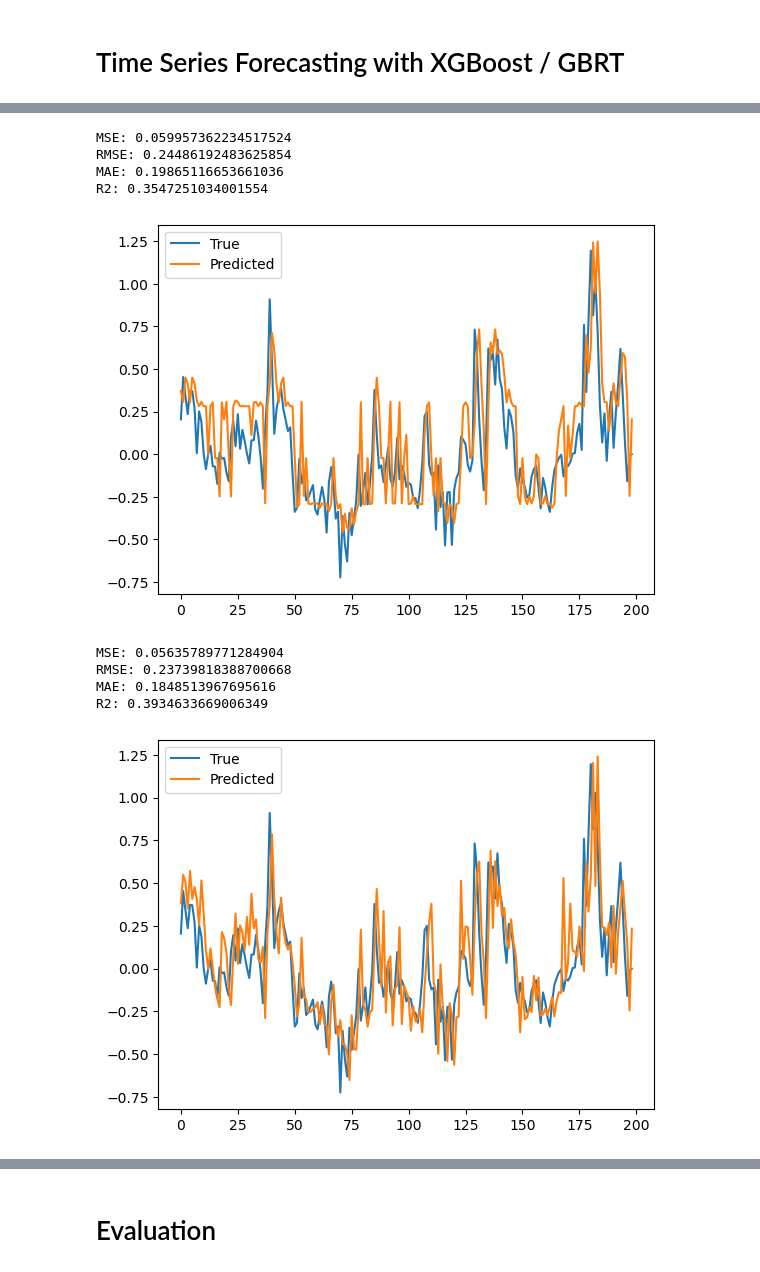
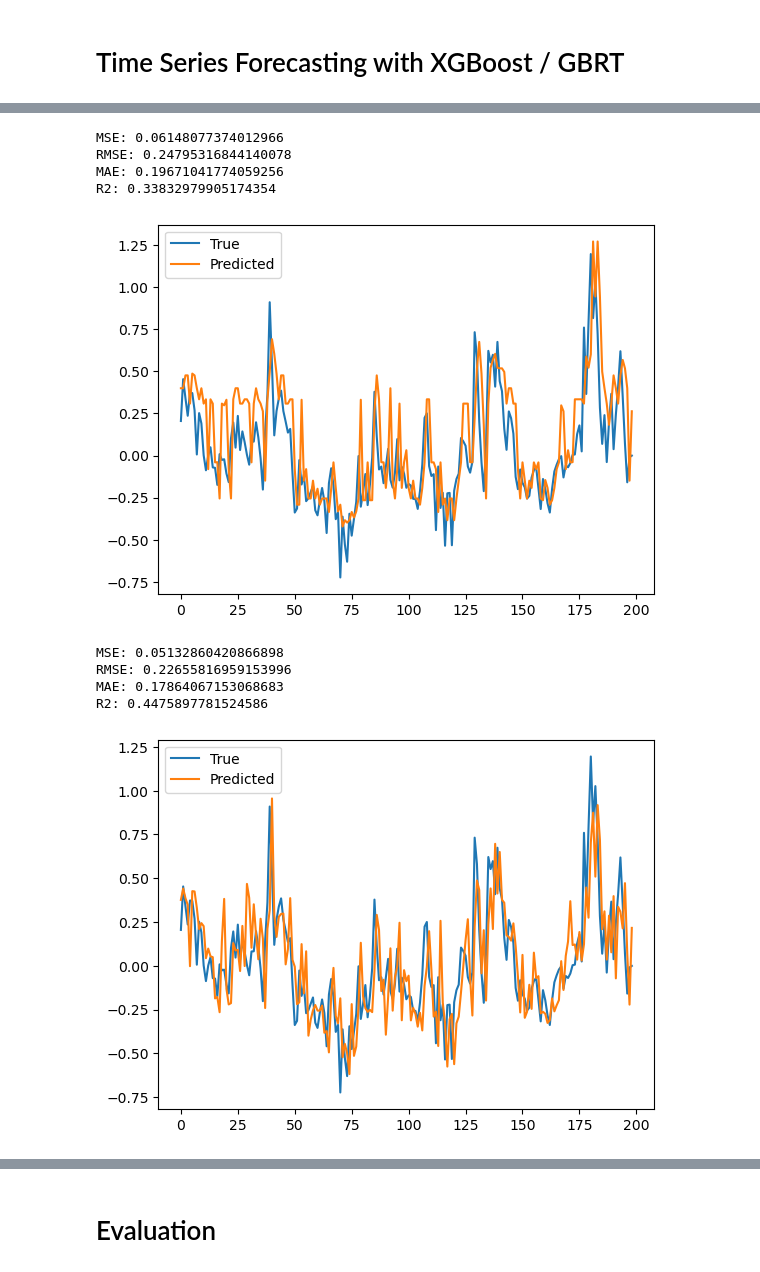
Before and after one commit to Ahmed-haji/ThesisProject, a Jupyter notebook: Jupyterlab/MODELS.ipynb, the cells around one changed output, grey strips where cells are left out. Cells and saved outputs as stored; diff of their text form; code cells hidden in the pictures.

```diff
--- a/Jupyterlab/MODELS.ipynb
+++ b/Jupyterlab/MODELS.ipynb
@@ -35,8 +35,8 @@ spyHistIV = pd.read_pickle('historicImpliedVolData/spc_mean_iv_2017_2022.pkl')
 
 X_train, X_test, y_train, y_test = DataProcess.preprocess_data(spyHistIV, 'SPY', seq_length=60, splits=5, window=21) #preprocess spy
 #reshape data for xgboost
-X_train = X_train.reshape(X_train.shape[0],X_train.shape[1]*X_train.shape[2])
-X_test = X_test.reshape(X_test.shape[0],X_test.shape[1]*X_test.shape[2])
+X_train_reshape = X_train.reshape(X_train.shape[0],X_train.shape[1]*X_train.shape[2])
+X_test_reshape = X_test.reshape(X_test.shape[0],X_test.shape[1]*X_test.shape[2])
 # %%
 def modelandeval(model,X_train, X_test, y_train, y_test):
     model.fit(X_train, y_train)
@@ -80,30 +80,30 @@ R2: 0.5675634282216454
 # %%
 #AdaBoost Model
 model = ensemble.AdaBoostRegressor()
-modelandeval(model,X_train, X_test, y_train, y_test)
+modelandeval(model,X_train_reshape, X_test_reshape, y_train, y_test)
 # %% [output]
-MSE: 0.059957362234517524
-RMSE: 0.24486192483625854
-MAE: 0.19865116653661036
-R2: 0.3547251034001554
+MSE: 0.06148077374012966
+RMSE: 0.24795316844140078
+MAE: 0.19671041774059256
+R2: 0.33832979905174354
-[figure, old version]
+[figure, new version]
 # %%
 #STACKING MODEL
 
 estimators = [
     ('rf', ensemble.RandomForestRegressor(n_estimators=100)),
     ('gbrt', ensemble.GradientBoostingRegressor()),
     ('xgb', xgb.XGBRegressor(objective ='reg:squarederror',n_estimators=1000))
 ]
 
 model = ensemble.StackingRegressor(estimators=estimators, final_estimator=ensemble.RandomForestRegressor(n_estimators=100))
-modelandeval(model,X_train, X_test, y_train, y_test)
+modelandeval(model,X_train_reshape, X_test_reshape, y_train, y_test)
 # %% [output]
-MSE: 0.05635789771284904
-RMSE: 0.23739818388700668
-MAE: 0.1848513967695616
-R2: 0.3934633669006349
+MSE: 0.05132860420866898
+RMSE: 0.22655816959153996
+MAE: 0.17864067153068683
+R2: 0.4475897781524586
-[figure, old version]
+[figure, new version]
 # %%
 #LSTM Model
 seq_length = 100
```
Also changed, not shown: parts of 5 cells of this notebook.
